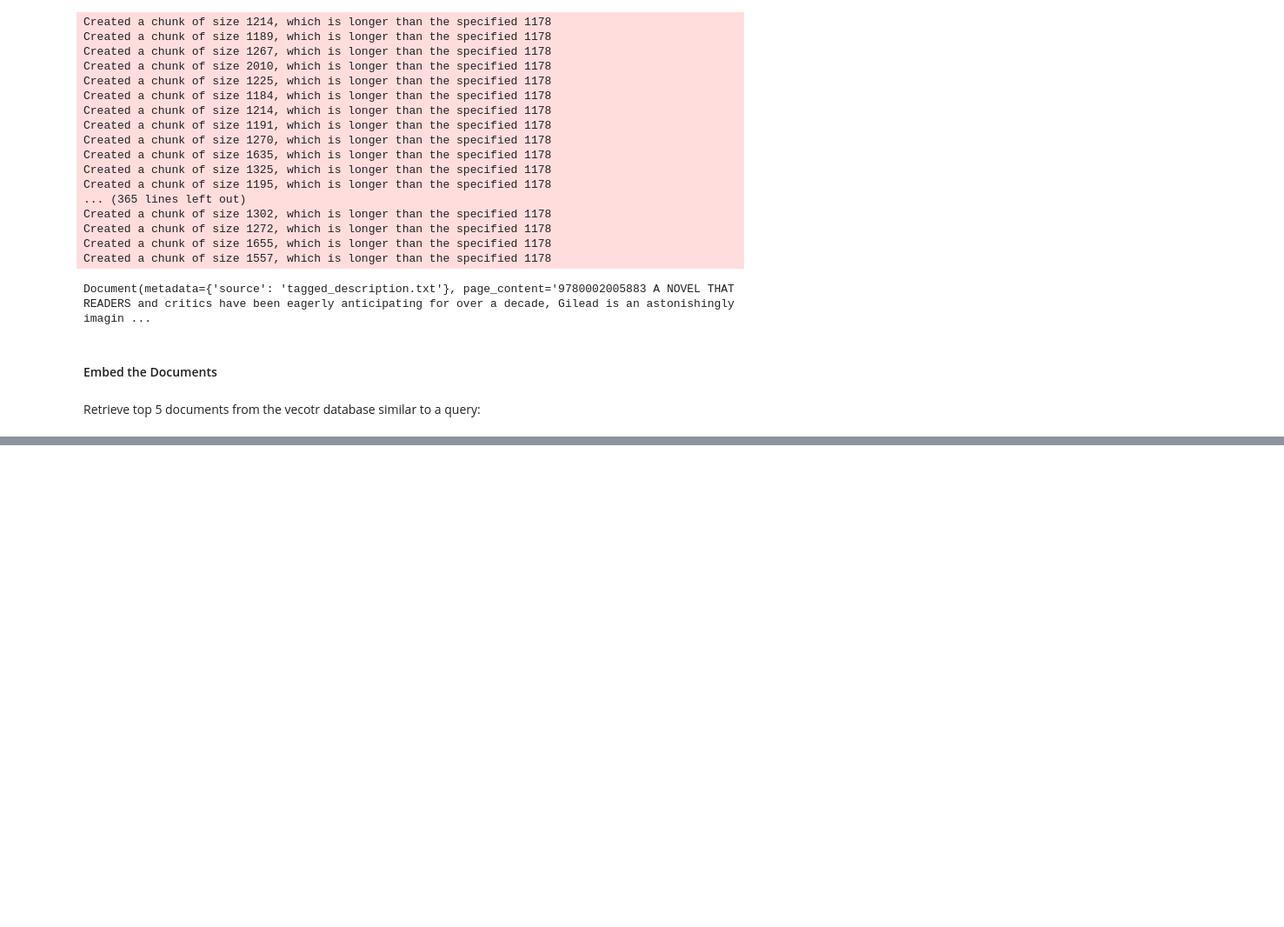
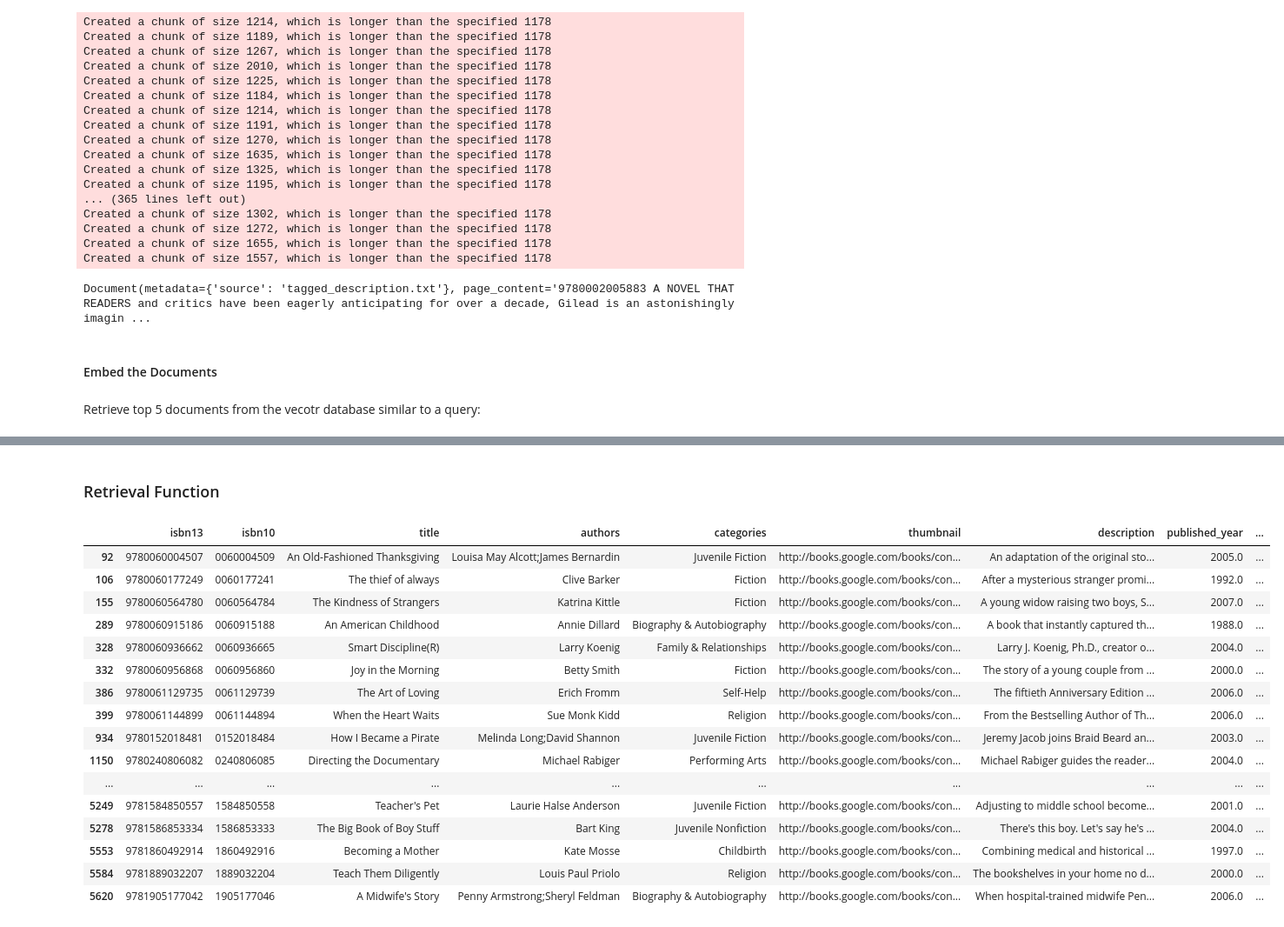
Before and after one commit to omogbolahan94/Book-Recommender-System, a Jupyter notebook: vector_search.ipynb, the cells around one changed output, grey strips where cells are left out. Shown at 87% size. Saved outputs shown, nothing was run; the diff lists cells and outputs as text; code cells hidden in the pictures; blank space fills up the shorter version.

Commit message:
created document retrieval function

```diff
--- a/vector_search.ipynb
+++ b/vector_search.ipynb
@@ -93,6 +93,6 @@ db_books = Chroma.from_documents(documents, embedding=OpenAIEmbeddings())
 # %% [markdown]
 Retrieve top 5 documents from the vecotr database similar to a query:
 # %%
-query = "A book to teach children about nature"
+query = "A book about parenting"
 docs = db_books.similarity_search(query, k = 5)  # top 5 similar
 docs
@@ -98,0 +105,34 @@ docs
+# %% [markdown]
+### Retrieval Function
+# %%
+def retrieve_semantic_recommendations(query: str, top_k: int = 5) -> pd.DataFrame:
+    retrieved_docs = db_books.similarity_search(query, k = 50)
+
+    books_list = []
+
+    for i in range(0, len(retrieved_docs)):
+        # retrieve the isbn13 number from the retrieved documents
+        books_list += [int(retrieved_docs[i].page_content.strip('"').split()[0])]
+
+    return books[books["isbn13"].isin(books_list)]
+# %%
+query = "A book about parenting"
+retrieve_semantic_recommendations(query)
+# %% [output]
+|  | isbn13 | isbn10 | title | authors | categories | thumbnail | description | published_year | ... |
+| 92 | 9780060004507 | 0060004509 | An Old-Fashioned Thanksgiving | Louisa May Alcott;James Bernardin | Juvenile Fiction | http://books.google.com/books/con... | An adaptation of the original sto... | 2005.0 | ... |
+| 106 | 9780060177249 | 0060177241 | The thief of always | Clive Barker | Fiction | http://books.google.com/books/con... | After a mysterious stranger promi... | 1992.0 | ... |
+| 155 | 9780060564780 | 0060564784 | The Kindness of Strangers | Katrina Kittle | Fiction | http://books.google.com/books/con... | A young widow raising two boys, S... | 2007.0 | ... |
+| 289 | 9780060915186 | 0060915188 | An American Childhood | Annie Dillard | Biography & Autobiography | http://books.google.com/books/con... | A book that instantly captured th... | 1988.0 | ... |
+| 328 | 9780060936662 | 0060936665 | Smart Discipline(R) | Larry Koenig | Family & Relationships | http://books.google.com/books/con... | Larry J. Koenig, Ph.D., creator o... | 2004.0 | ... |
+| 332 | 9780060956868 | 0060956860 | Joy in the Morning | Betty Smith | Fiction | http://books.google.com/books/con... | The story of a young couple from ... | 2000.0 | ... |
+| 386 | 9780061129735 | 0061129739 | The Art of Loving | Erich Fromm | Self-Help | http://books.google.com/books/con... | The fiftieth Anniversary Edition ... | 2006.0 | ... |
+| 399 | 9780061144899 | 0061144894 | When the Heart Waits | Sue Monk Kidd | Religion | http://books.google.com/books/con... | From the Bestselling Author of Th... | 2006.0 | ... |
+| 934 | 9780152018481 | 0152018484 | How I Became a Pirate | Melinda Long;David Shannon | Juvenile Fiction | http://books.google.com/books/con... | Jeremy Jacob joins Braid Beard an... | 2003.0 | ... |
+| 1150 | 9780240806082 | 0240806085 | Directing the Documentary | Michael Rabiger | Performing Arts | http://books.google.com/books/con... | Michael Rabiger guides the reader... | 2004.0 | ... |
+| ... | ... | ... | ... | ... | ... | ... | ... | ... | ... |
+| 5249 | 9781584850557 | 1584850558 | Teacher's Pet | Laurie Halse Anderson | Juvenile Fiction | http://books.google.com/books/con... | Adjusting to middle school become... | 2001.0 | ... |
+| 5278 | 9781586853334 | 1586853333 | The Big Book of Boy Stuff | Bart King | Juvenile Nonfiction | http://books.google.com/books/con... | There's this boy. Let's say he's ... | 2004.0 | ... |
+| 5553 | 9781860492914 | 1860492916 | Becoming a Mother | Kate Mosse | Childbirth | http://books.google.com/books/con... | Combining medical and historical ... | 1997.0 | ... |
+| 5584 | 9781889032207 | 1889032204 | Teach Them Diligently | Louis Paul Priolo | Religion | http://books.google.com/books/con... | The bookshelves in your home no d... | 2000.0 | ... |
+| 5620 | 9781905177042 | 1905177046 | A Midwife's Story | Penny Armstrong;Sheryl Feldman | Biography & Autobiography | http://books.google.com/books/con... | When hospital-trained midwife Pen... | 2006.0 | ... |
```
Also changed, not shown: parts of 1 cell of this notebook.
